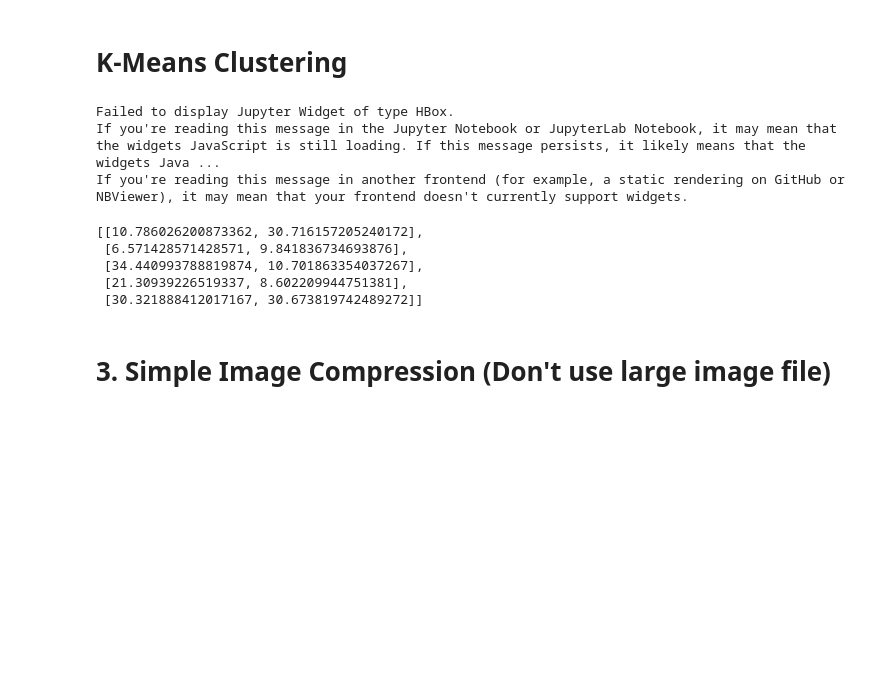
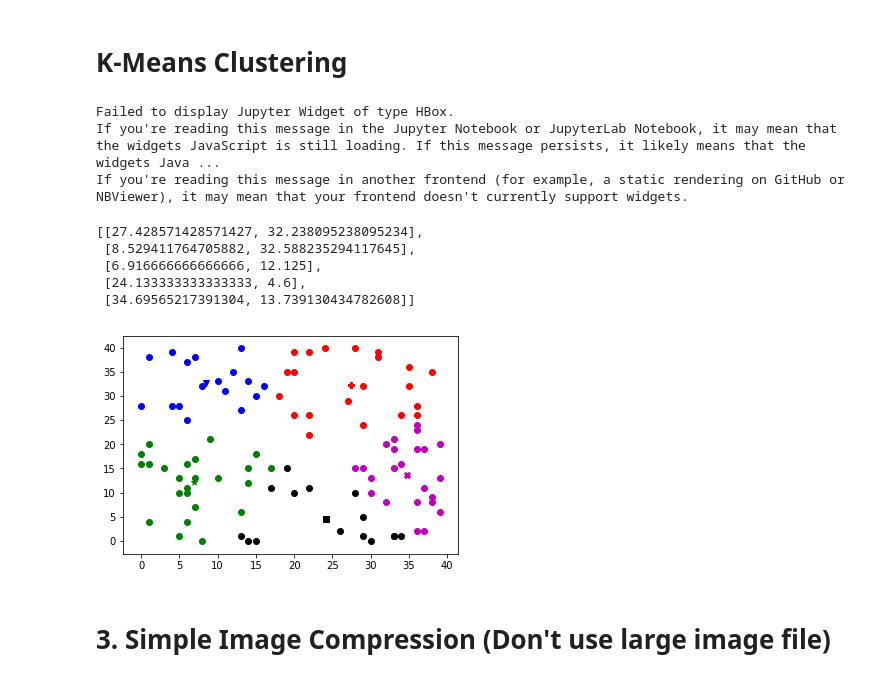
Before and after one commit to ankschoubey/Personal-Developer-Notes, a Jupyter notebook: ML/Simple K-Means.ipynb, the cells around one changed output. Drawn from its saved outputs; the diff is of its cells as text; code cells hidden in the pictures; blank space fills up the shorter version.

```diff
--- a/ML/Simple K-Means.ipynb
+++ b/ML/Simple K-Means.ipynb
@@ -67,8 +67,6 @@ class KMeans:
         if not can_visualise:
             print('Can only visualise 2d data')
 
-        del self.X
-        del self.transpose
 
     def nearest_cluster(self,point):
         min_cluster = None
@@ -143,7 +141,7 @@ class KMeans:
             graph.title = save_name
             graph.savefig('/Users/ankushchoubey/Desktop/'+str(save_name) +'.png')
 # %%
-no_of_points = 1000
+no_of_points = 100
 x = random_list(no_of_points,0,40)
 y = random_list(no_of_points,0,40)
 # %%
@@ -158,11 +156,15 @@ pprint(engine_general.cluster_center)
 Failed to display Jupyter Widget of type HBox.
 If you're reading this message in the Jupyter Notebook or JupyterLab Notebook, it may mean that the widgets JavaScript is still loading. If this message persists, it likely means that the widgets Java ...
 If you're reading this message in another frontend (for example, a static rendering on GitHub or NBViewer), it may mean that your frontend doesn't currently support widgets.
-[[10.786026200873362, 30.716157205240172],
- [6.571428571428571, 9.841836734693876],
- [34.440993788819874, 10.701863354037267],
- [21.30939226519337, 8.602209944751381],
- [30.321888412017167, 30.673819742489272]]
+[[27.428571428571427, 32.238095238095234],
+ [8.529411764705882, 32.588235294117645],
+ [6.916666666666666, 12.125],
+ [24.133333333333333, 4.6],
+ [34.69565217391304, 13.739130434782608]]
+# %%
+engine_general.visualize()
+# %% [output]
+[figure, added]
 # %% [markdown]
 # 3. Simple Image Compression (Don't use large image file)
 # %%
```
Also changed, not shown: parts of 4 cells of this notebook, 2 other files.
